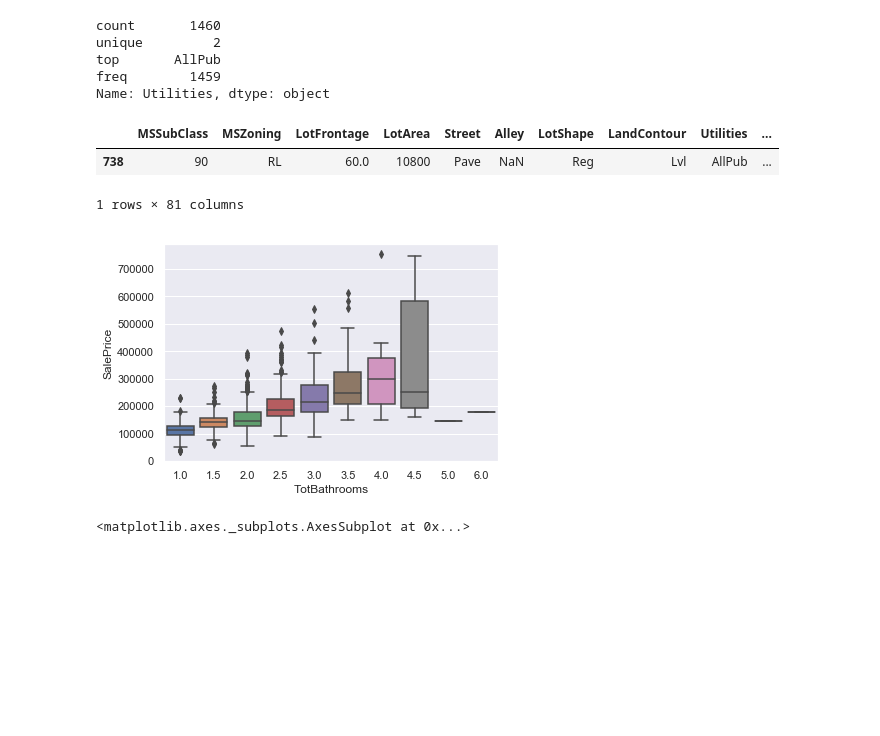
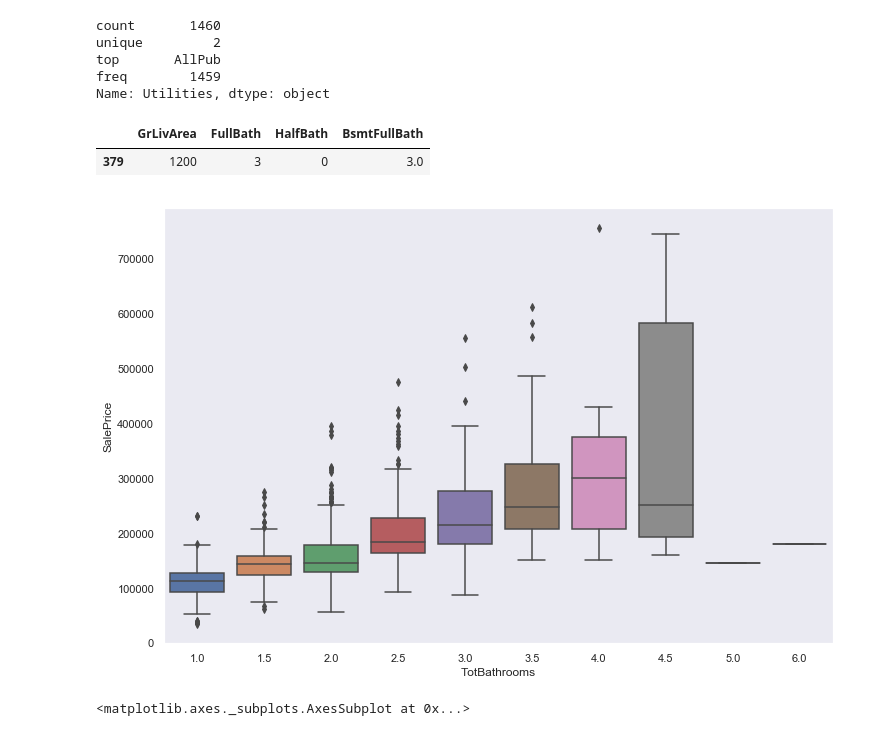
Before and after one commit to chazzy1/nycdsaML, a Jupyter notebook: choi/EDA_total.ipynb, the cells around one changed output. Drawn from its saved outputs; the diff is of its cells as text; code cells hidden in the pictures; blank space fills up the shorter version.

```diff
--- a/choi/EDA_total.ipynb
+++ b/choi/EDA_total.ipynb
@@ -217,12 +217,14 @@ Name: Utilities, dtype: object
 train['TotBathrooms']  = train['FullBath']  + (train['HalfBath'] * 0.5) + train['BsmtFullBath'] + (train['BsmtHalfBath'] * 0.5)
 # %%
 sns.boxplot(train['TotBathrooms'], train['SalePrice'])# 691 , 1182
-train[train['TotBathrooms']== 6] # 921 , 738
+# train[train['TotBathrooms']== 6] # 921 , 738
+# train.loc[921,['FullBath','HalfBath','BsmtFullBath']]
+#train[['GrLivArea','FullBath','HalfBath','BsmtFullBath']][train['BsmtFullBath']==3]
+test[['GrLivArea','FullBath','HalfBath','BsmtFullBath']][test['BsmtFullBath']==3]
 # %% [output]
-|  | MSSubClass | MSZoning | LotFrontage | LotArea | Street | Alley | LotShape | LandContour | Utilities | ... |
-| 738 | 90 | RL | 60.0 | 10800 | Pave | NaN | Reg | Lvl | AllPub | ... |
+|  | GrLivArea | FullBath | HalfBath | BsmtFullBath |
+| 379 | 1200 | 3 | 0 | 3.0 |
-1 rows × 81 columns
-[figure, old version]
+[figure, new version]
 # %%
 train['Age'] = train['YrSold'] - train['YearRemodAdd']
 train['isNew'] = np.where(train['YrSold'] == train['YearBuilt'], 1, 0)
```
Also changed, not shown: parts of 3 cells of this notebook, 10 other files.
